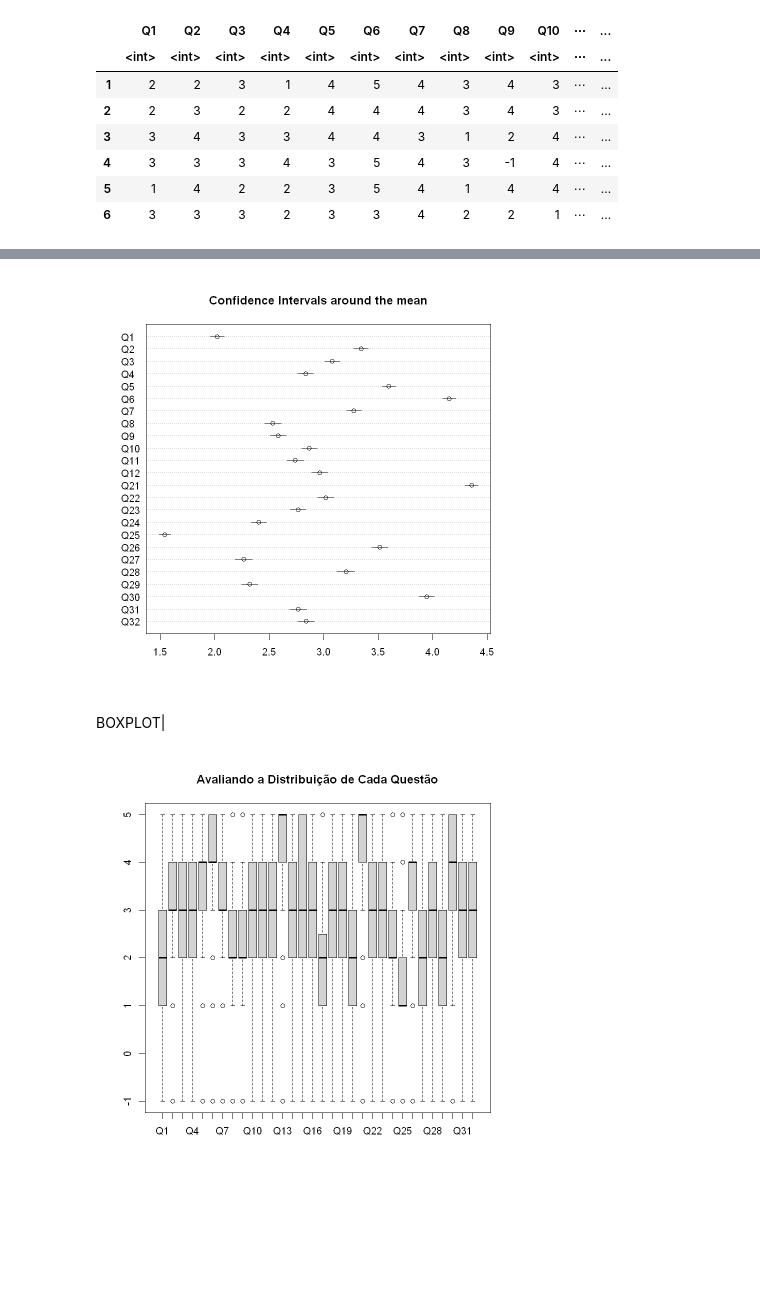
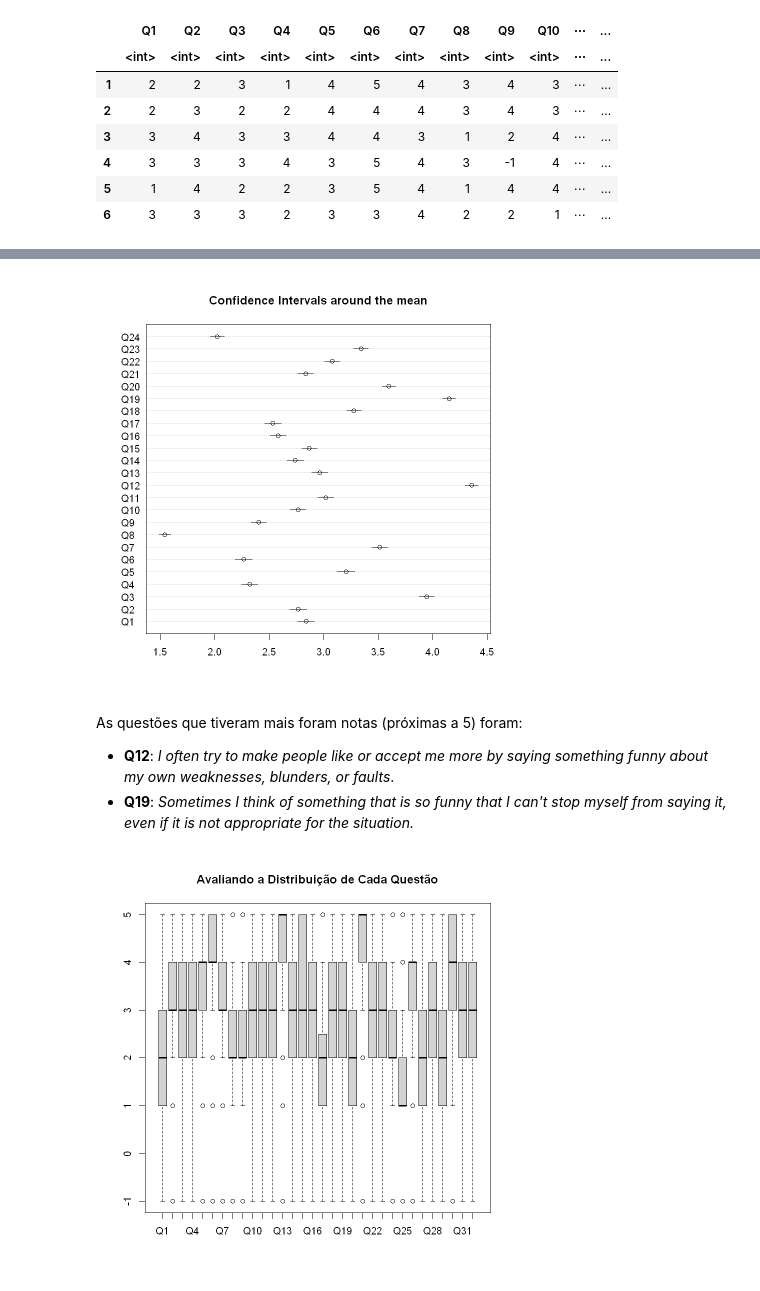
Before and after one commit to FerrazThales/AnaliseFatorialExploratoria, a Jupyter notebook: Análise Fatorial Exploratória.ipynb, the cells around one changed output, grey strips where cells are left out. Drawn from its saved outputs; the diff is of its cells as text; code cells hidden in the pictures; blank space fills up the shorter version.

```diff
--- a/Análise Fatorial Exploratória.ipynb
+++ b/Análise Fatorial Exploratória.ipynb
@@ -56,3 +88,6 @@ Número de Variáveis: 39
 # %%
-summary(df)
+# calculando as estatísticas descritivas do dataframe
+desc = describe(df)
+# arrendondando para duas casas decimais
+round(desc,2)
 # %% [output]
@@ -109,9 +117,11 @@ o gráfico abaixo é do psych explicar um pouco melhor
 # %%
-error.dots(df, sort = FALSE)
+error.dots(desc, sort = FALSE, alpha = 0.05) # intervalo de confiança a 95%
 # %% [output]
-[figure, old version]
+[figure, new version]
 # %% [markdown]
-BOXPLOT|
+As questões que tiveram mais foram notas (próximas a 5) foram:
+* **Q12**:  *I often try to make people like or accept me more by saying something funny about my own weaknesses, blunders, or faults*.
+* **Q19**: *Sometimes I think of something that is so funny that I can't stop myself from saying it, even if it is not appropriate for the situation.*
 # %%
 boxplot(df, main = "Avaliando a Distribuição de Cada Questão")
 # %% [output]
```
Also changed, not shown: parts of 15 cells of this notebook, 1 other file.
